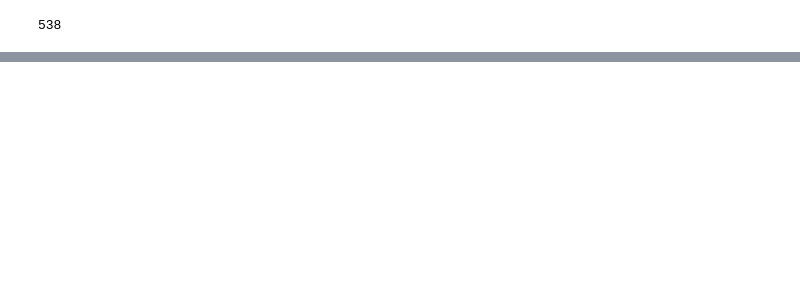
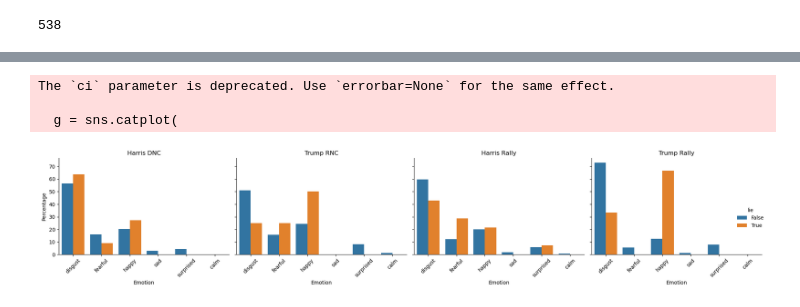
Before and after one commit to femkemunting/mis284n_final_project, a Jupyter notebook: emotion_detection.ipynb, the cells around one changed output, grey strips where cells are left out. Drawn from its saved outputs; the diff is of its cells as text; code cells hidden in the pictures; blank space fills up the shorter version.

```diff
--- a/emotion_detection.ipynb
+++ b/emotion_detection.ipynb
@@ -276,0 +264,31 @@ Name: count, dtype: int64
+# %%
+import pandas as pd
+import seaborn as sns
+import matplotlib.pyplot as plt
+
+# Step 1: Calculate the percentage of emotions within each speech and lie/truth
+emotion_counts = final_df.groupby(["speech_number", "lie", "emotion"]).size().reset_index(name="counts")
+
+# Step 2: Calculate the percentage of each emotion within each speech and lie/truth
+emotion_counts["percentage"] = emotion_counts.groupby(["speech_number", "lie"])["counts"].transform(lambda x: 100 * x / x.sum())
+
+# Step 3: Plot using FacetGrid to split by speech_number
+g = sns.catplot(
+    data=emotion_counts,
+    x="emotion", y="percentage", hue="lie", col="speech_number",
+    kind="bar", ci=None, height=4, aspect=1.2
+)
+
+# Manually set titles for each subplot
+custom_titles = ["Harris DNC", "Trump RNC", "Harris Rally", "Trump Rally"]
+for ax, title in zip(g.axes.flat, custom_titles):
+    ax.set_title(title)
+g.set_axis_labels("Emotion", "Percentage")
+g.set_xticklabels(rotation=45)
+plt.tight_layout()
+plt.show()
+# %% [output]
+The `ci` parameter is deprecated. Use `errorbar=None` for the same effect.
+
+  g = sns.catplot(
+[figure, added]
```
Also changed, not shown: parts of 6 cells of this notebook.
